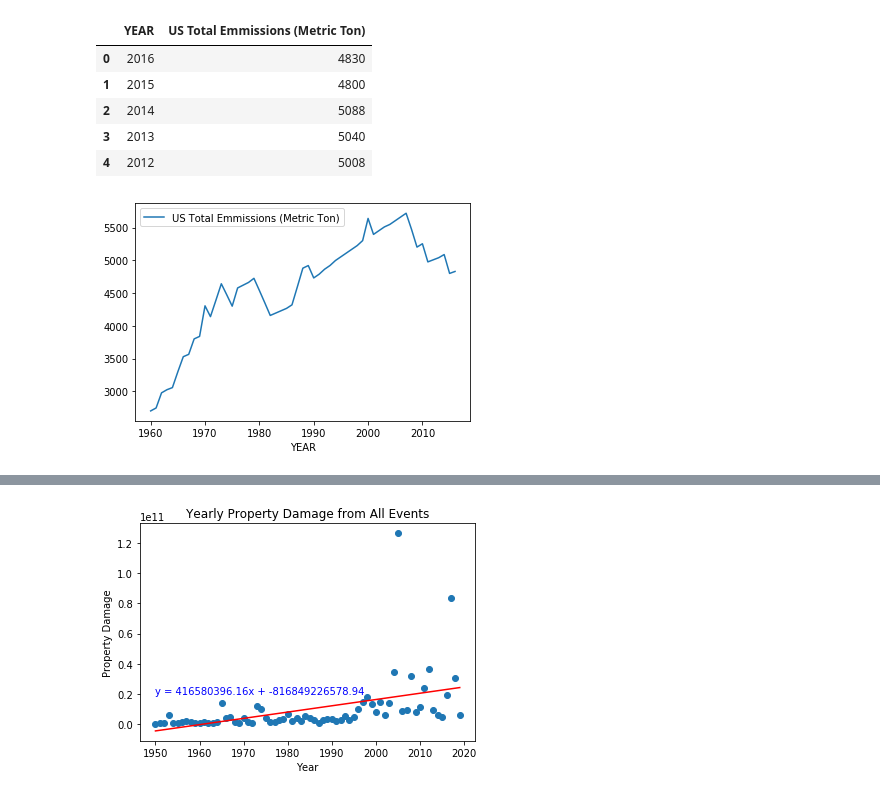
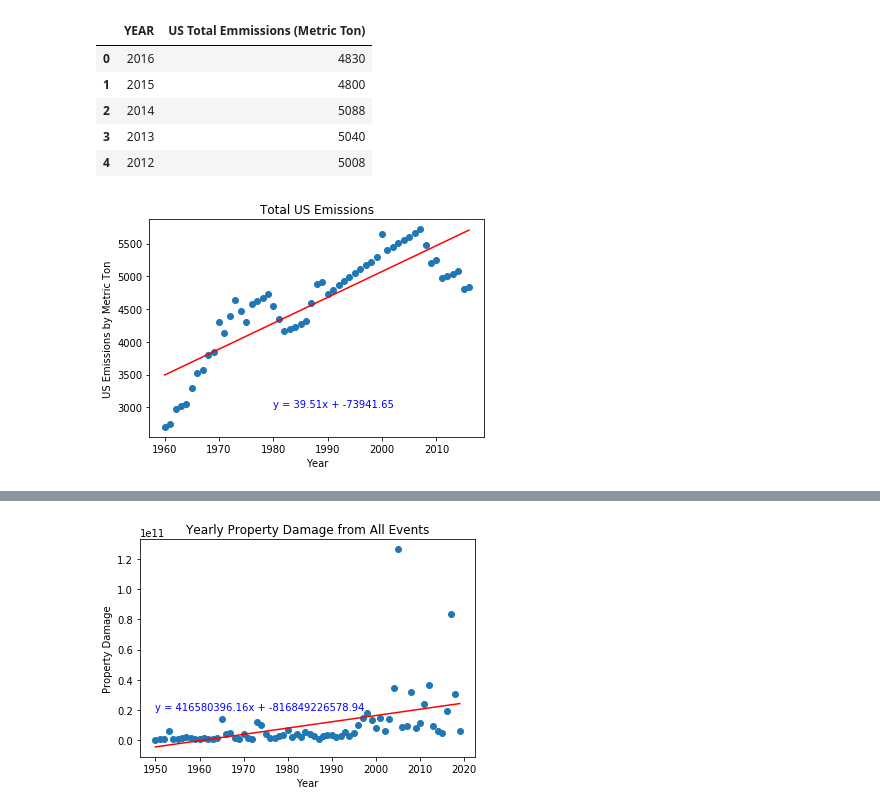
Before and after one commit to RedRubiksCube/project1, a Jupyter notebook: Data_Cleaning/Project1Final.ipynb, the cells around one changed output, grey strips where cells are left out. Cells and saved outputs as stored; diff of their text form; code cells hidden in the pictures.

```diff
--- a/Data_Cleaning/Project1Final.ipynb
+++ b/Data_Cleaning/Project1Final.ipynb
@@ -283,11 +294,20 @@ merged_data.head()
 | 2 | 2014 | 5088 |
 | 3 | 2013 | 5040 |
 | 4 | 2012 | 5008 |
-# %%
-x = merged_data['YEAR']
-y = merged_data['US Total Emmissions (Metric Ton)']
-us_total_emissions_line = merged_data.plot.line(x='YEAR', y= 'US Total Emmissions (Metric Ton)')
-plt.savefig("../Images/UsEmissionsTrend.png")
-plt.show()
-# %% [output]
-[figure, removed]
+# %%
+# Creating graph for US Total Emissions (based on emissions per capita, and US population)
+x = merged_data['YEAR']
+y = merged_data['US Total Emmissions (Metric Ton)']
+plt.scatter(x, y)
+(slope, intercept, rvalue, pvalue, stderr) = linregress(x.astype(float), y)
+regress_values = x * slope + intercept
+line_eq = "y = " + str(round(slope,2)) + "x + " + str(round(intercept,2))
+plt.annotate(line_eq,(1980,3000),fontsize=10,color="blue")
+plt.plot(x, intercept + slope*x, 'r', label='fitted line')
+
+plt.xlabel("Year")
+plt.ylabel("US Emissions by Metric Ton")
+plt.title("Total US Emissions")
+plt.show()
+# %% [output]
+[figure, added]
```
Also changed, not shown: parts of 20 cells of this notebook.
